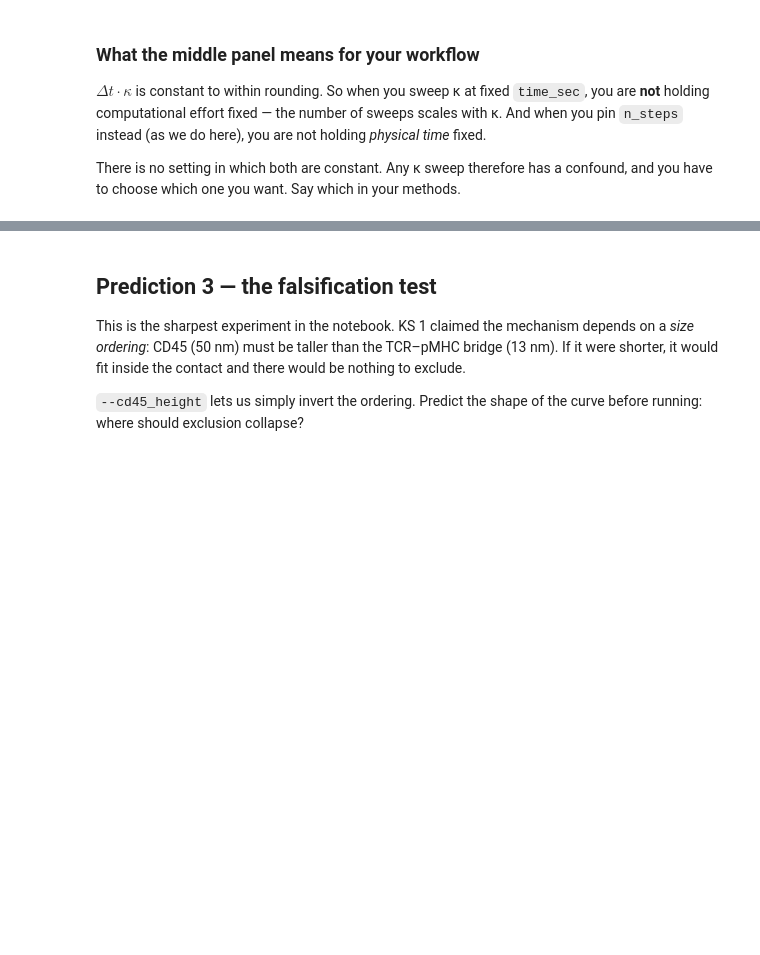
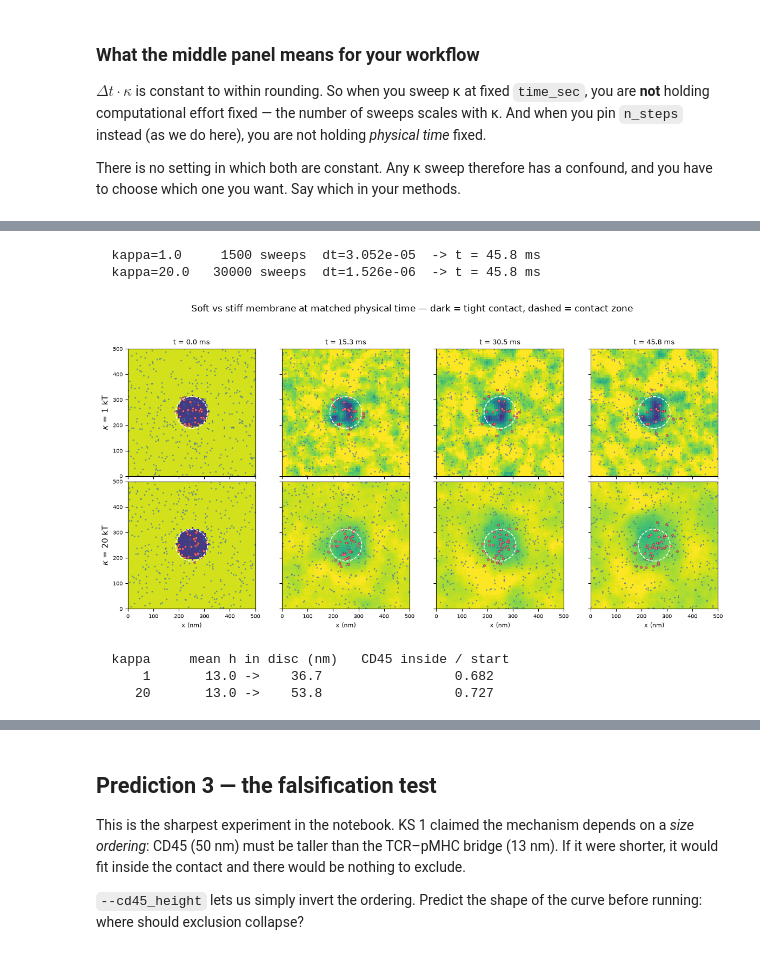
Before and after one commit to barakr/tcr_signaling, a Jupyter notebook: notebooks/models/kinetic_segregation/KS_4_Key_Parameters.ipynb, the cells around one changed output, grey strips where cells are left out. Saved outputs shown, nothing was run; the diff lists cells and outputs as text; code cells hidden in the pictures; blank space fills up the shorter version.

```diff
--- a/notebooks/models/kinetic_segregation/KS_4_Key_Parameters.ipynb
+++ b/notebooks/models/kinetic_segregation/KS_4_Key_Parameters.ipynb
@@ -157,0 +169,60 @@ and you have to choose which one you want. Say which in your methods.
+# %%
+STRIP_SEEDS = 42
+N_PANELS = 3
+SOFT_STEPS = BASE["n_steps"]                 # 1500
+STIFF_KAPPA, SOFT_KAPPA = 20.0, 1.0
+# dt ~ 1/kappa, so matching physical time means scaling the sweep count by kappa.
+STIFF_STEPS = int(SOFT_STEPS * STIFF_KAPPA / SOFT_KAPPA)
+
+strips = {}
+for kappa, nsteps in ((SOFT_KAPPA, SOFT_STEPS), (STIFF_KAPPA, STIFF_STEPS)):
+    every = nsteps // N_PANELS
+    with tempfile.TemporaryDirectory() as rd:
+        p = {**BASE, "rigidity_kT": kappa, "n_steps": nsteps, "seed": STRIP_SEEDS}
+        run_ks(rd, dump_frames=True, dump_interval=every, **p)
+        m = load_frame_meta(rd)
+        strips[kappa] = (m, [load_frame(rd, k, m) for k in range(N_PANELS + 1)])
+    print(f"  kappa={kappa:<5} {nsteps:6d} sweeps  dt={m['dt']:.3e}  "
+          f"-> t = {nsteps * m['dt'] * 1e3:.1f} ms", flush=True)
+
+meta_soft = strips[SOFT_KAPPA][0]
+L = meta_soft["patch_nm"]
+fig, axes = plt.subplots(2, N_PANELS + 1, figsize=(3.0 * (N_PANELS + 1), 6.2),
+                         sharex=True, sharey=True)
+for row, kappa in enumerate((SOFT_KAPPA, STIFF_KAPPA)):
+    m, frames = strips[kappa]
+    for k, (hh, tt, cc) in enumerate(frames):
+        a = axes[row, k]
+        a.imshow(hh, origin="lower", extent=[0, L, 0, L], cmap="viridis", vmin=0, vmax=75)
+        a.scatter(*cc.T, s=4, color=COLOR_CD45, alpha=.75, edgecolors="none")
+        a.scatter(*tt.T, s=10, color=COLOR_TCR, edgecolors="k", linewidths=.2)
+        a.add_patch(plt.Circle((L / 2, L / 2), BASE["pmhc_radius"], fill=False,
+                               ls="--", lw=1.1, color="w"))
+        a.tick_params(labelsize=7)
+        if row == 0:
+            a.set_title(f"t = {k * m['dump_interval'] * m['dt'] * 1e3:.1f} ms", fontsize=9)
+        if row == 1:
+            a.set_xlabel("x (nm)", fontsize=8)
+    axes[row, 0].set_ylabel(f"$\\kappa$ = {kappa:g} kT", fontsize=11)
+
+fig.suptitle("Soft vs stiff membrane at matched physical time — dark = tight contact, "
+             "dashed = contact zone", fontsize=12)
+plt.tight_layout(rect=(0, 0, 1, 0.94)); plt.show()
+
+print(f"\n{'kappa':>7}{'mean h in disc (nm)':>24}{'CD45 inside / start':>22}")
+for kappa in (SOFT_KAPPA, STIFF_KAPPA):
+    m, frames = strips[kappa]
+    n = frames[0][0].shape[0]
+    yy, xx = np.mgrid[0:n, 0:n]
+    disc = np.hypot(xx - n / 2, yy - n / 2) < n / 8
+    f0 = (np.hypot(*(frames[0][2] - L / 2).T) < BASE["pmhc_radius"]).mean()
+    fE = (np.hypot(*(frames[-1][2] - L / 2).T) < BASE["pmhc_radius"]).mean()
+    print(f"{kappa:7g}{frames[0][0][disc].mean():11.1f} ->{frames[-1][0][disc].mean():8.1f}"
+          f"{fE / f0:22.3f}")
+# %% [output]
+  kappa=1.0     1500 sweeps  dt=3.052e-05  -> t = 45.8 ms
+  kappa=20.0   30000 sweeps  dt=1.526e-06  -> t = 45.8 ms
+[figure, added]
+  kappa     mean h in disc (nm)   CD45 inside / start
+      1       13.0 ->    36.7                 0.682
+     20       13.0 ->    53.8                 0.727
```
Also changed, not shown: parts of 2 cells of this notebook, 3 other files.
